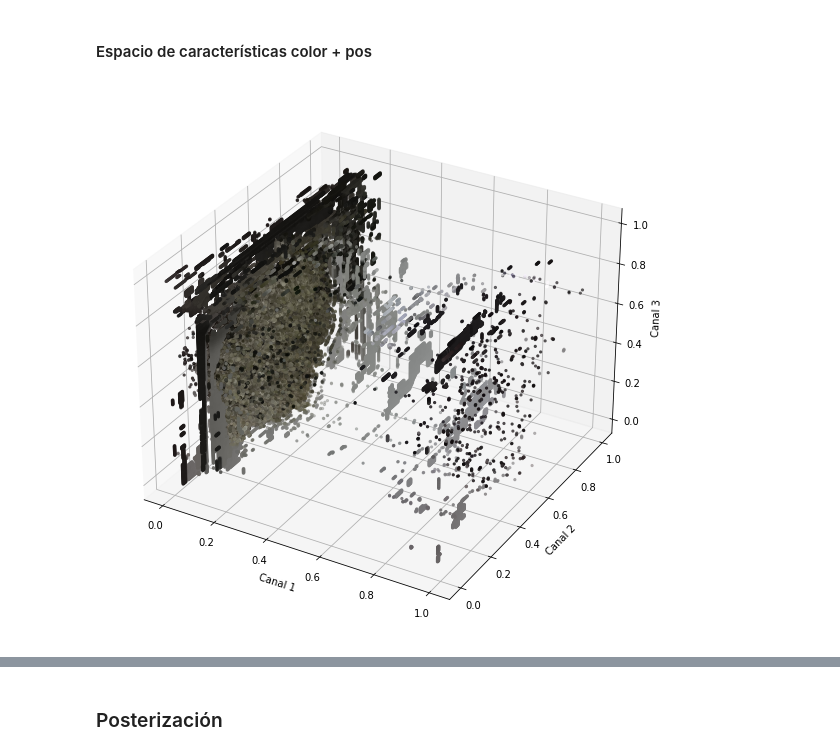
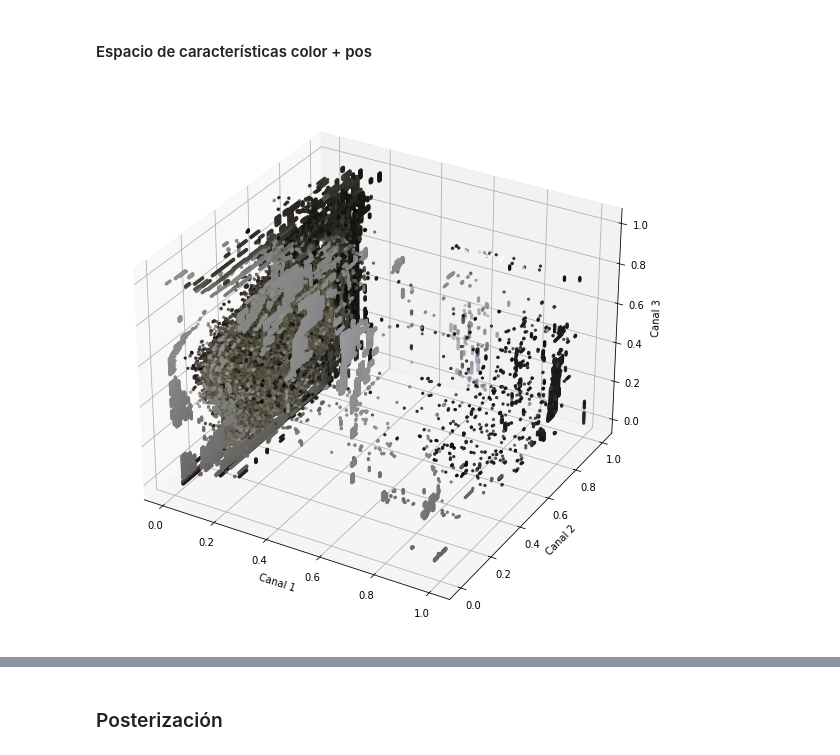
Before and after one commit to Minombreesana/vision_por_computadora_I, a Jupyter notebook: Tp_5_segmentación_HSV_normalizado.ipynb, the cells around one changed output, grey strips where cells are left out. Drawn from its saved outputs; the diff is of its cells as text; code cells hidden in the pictures.

```diff
--- a/Tp_5_segmentación_HSV_normalizado.ipynb
+++ b/Tp_5_segmentación_HSV_normalizado.ipynb
@@ -103,19 +95,19 @@ plt.title('2D');
 # %%
 fig = plt.figure(figsize=(10,10))
 axis = fig.add_subplot(1, 1, 1, projection="3d")
 
 pixel_colors = imgRGB.reshape((np.shape(imgRGB)[0]*np.shape(imgRGB)[1], 3))
 norm = colors.Normalize(vmin=-1.,vmax=1.)
 norm.autoscale(pixel_colors)
 pixel_colors = norm(pixel_colors).tolist()
 
 
-axis.scatter(features_pos_norm[:,0], features_pos_norm[:,4], features_pos_norm[:,3], facecolors=pixel_colors, marker=".")
+axis.scatter(features_pos_norm[:,0], features_pos_norm[:,3], features_pos_norm[:,4], facecolors=pixel_colors, marker=".")
 axis.set_xlabel("Canal 1")
 axis.set_ylabel("Canal 2")
 axis.set_zlabel("Canal 3")
 plt.show()
 # %% [output]
-[figure, old version]
+[figure, new version]
 # %%
 plt.figure(figsize=(12,10))
```
Also changed, not shown: parts of 5 cells of this notebook, 4 other files.
